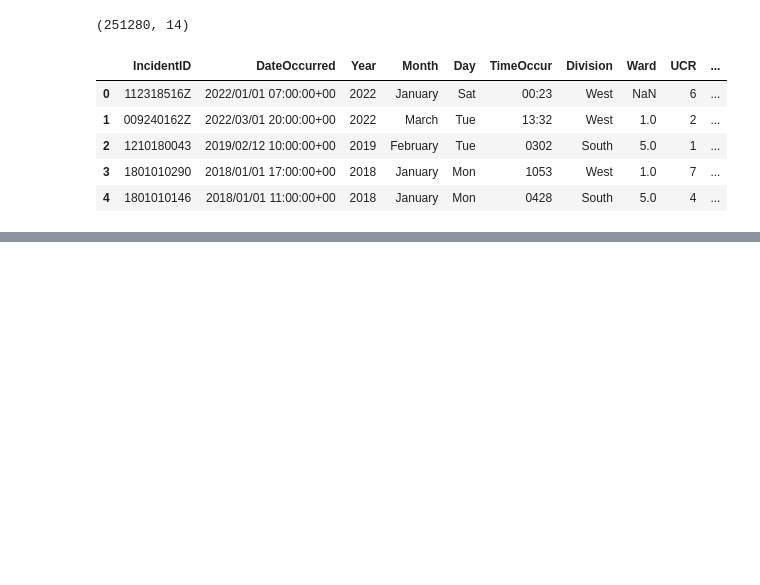
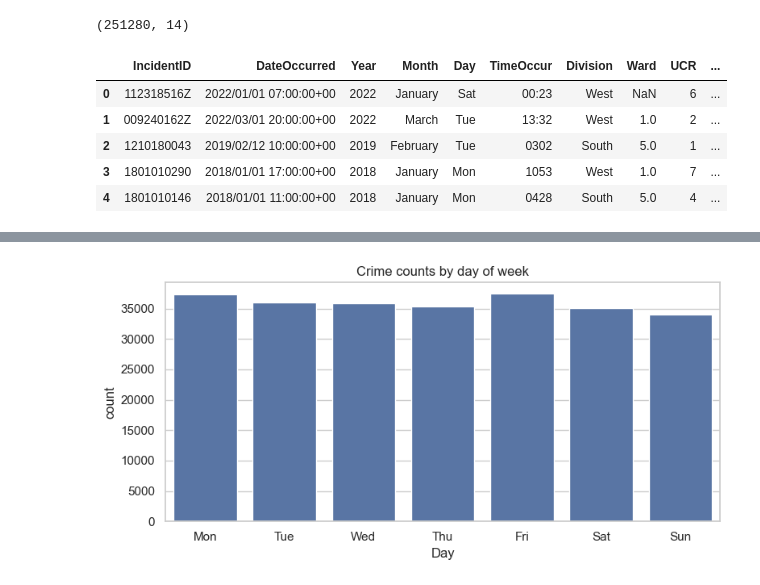
Before and after one commit to viswakaruturi/tucson-crime-insights, a Jupyter notebook: notebooks/01_eda.ipynb, the cells around one changed output, grey strips where cells are left out. Cells and saved outputs as stored; diff of their text form; code cells hidden in the pictures; blank space fills up the shorter version.

```diff
--- a/notebooks/01_eda.ipynb
+++ b/notebooks/01_eda.ipynb
@@ -23,0 +114,9 @@ df.shape
+# %%
+plt.figure(figsize=(8, 4))
+day_order = ["Mon", "Tue", "Wed", "Thu", "Fri", "Sat", "Sun"]
+sns.countplot(data=df, x="Day", order=day_order)
+plt.title("Crime counts by day of week")
+plt.tight_layout()
+plt.show()
+# %% [output]
+[figure, added]
```
Also changed, not shown: parts of 10 cells of this notebook, 2 other files.
